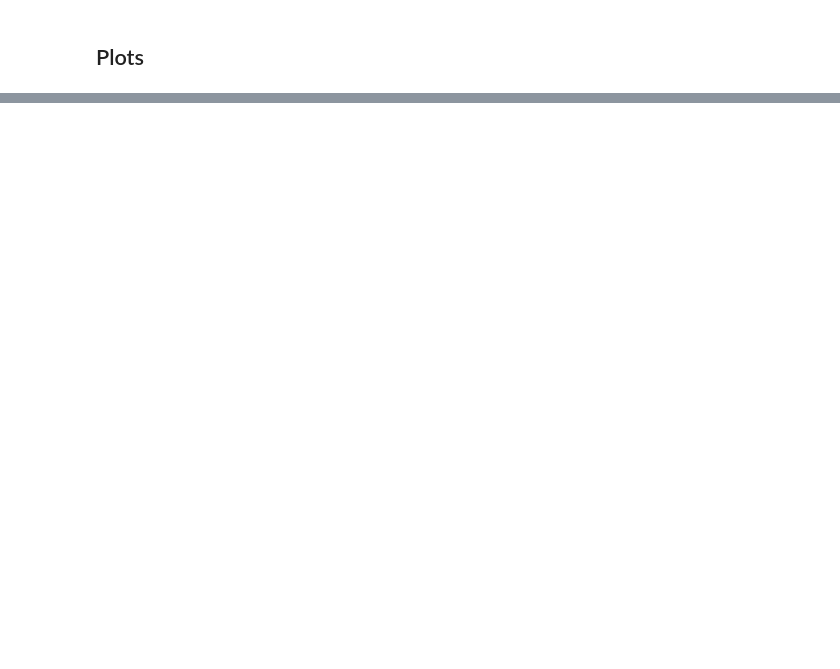
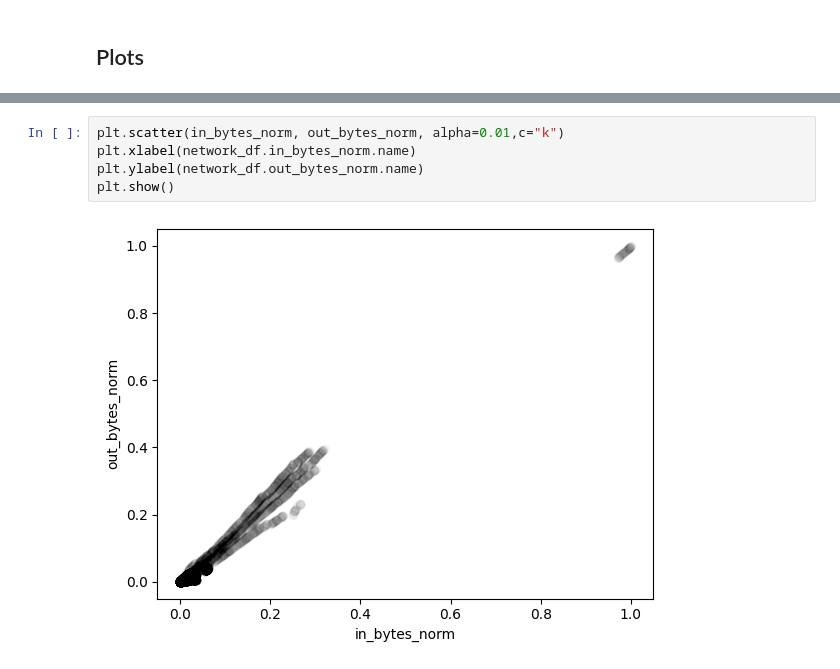
Before and after one commit to ModifiedBear/DSC-Datathon, a Jupyter notebook: network_histogram.ipynb, the cells around one changed output, grey strips where cells are left out. Cells and saved outputs as stored; diff of their text form; blank space fills up the shorter version.

```diff
--- a/network_histogram.ipynb
+++ b/network_histogram.ipynb
@@ -61,0 +53,7 @@ plt.show()
+# %%
+plt.scatter(in_bytes_norm, out_bytes_norm, alpha=0.01,c="k")
+plt.xlabel(network_df.in_bytes_norm.name)
+plt.ylabel(network_df.out_bytes_norm.name)
+plt.show()
+# %% [output]
+[figure, added]
```
Also changed, not shown: parts of 6 cells of this notebook, 3 other files.
